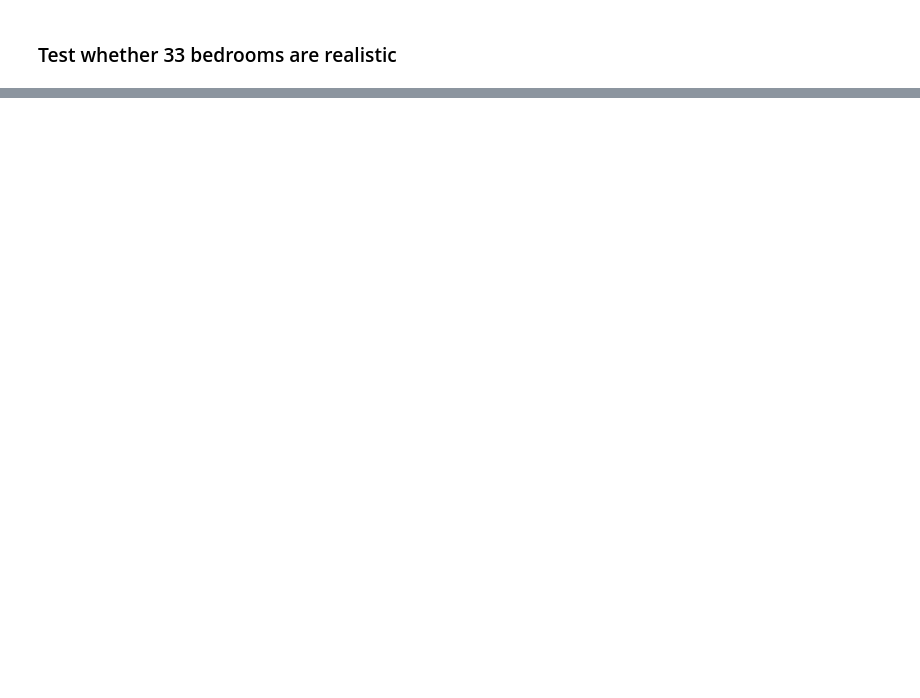
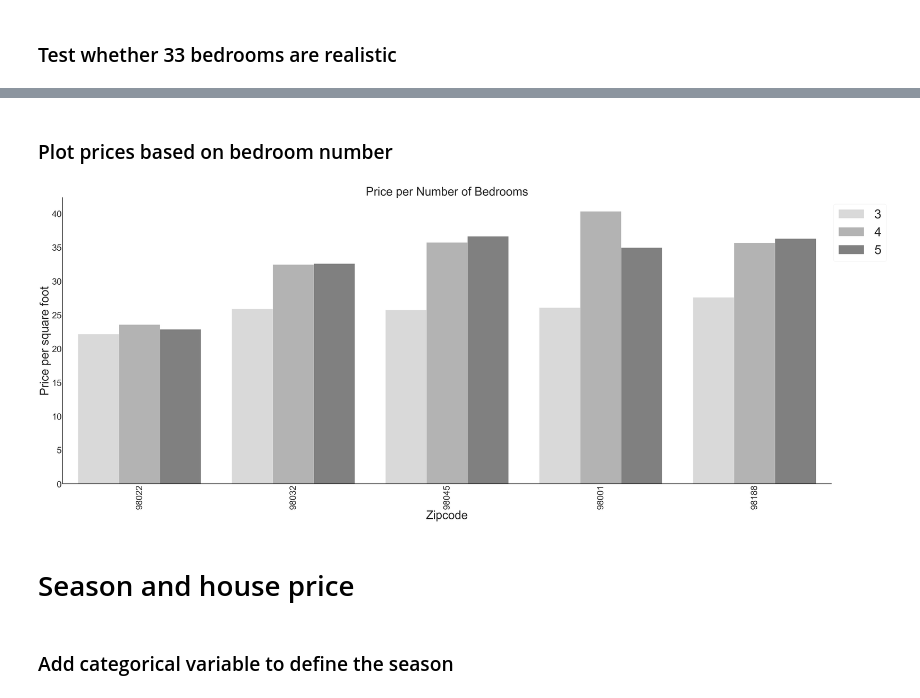
Before and after one commit to AylinH/ds-EDA_project, a Jupyter notebook: EDA.ipynb, the cells around one changed output, grey strips where cells are left out. Saved outputs shown, nothing was run; the diff lists cells and outputs as text; code cells hidden in the pictures; blank space fills up the shorter version.

```diff
--- a/EDA.ipynb
+++ b/EDA.ipynb
@@ -275,0 +289,5 @@ fig.delaxes(ax[1][2]);
+# %%
+df_merged = df_merged.drop_duplicates(subset=['house_id'])
+df_merged["house_id"].duplicated().value_counts()
+# %%
+df_clean = df_merged.copy()
@@ -275,0 +371,10 @@ fig.delaxes(ax[1][2]);
+# %%
+df_group_met_clean = df_group_met[df_group_met["condition_met"] > 75].reset_index()
+df_group_met_clean_list = df_group_met_clean["zipcode"].tolist()
+filtered_list = df_clean[df_clean["zipcode"].isin(df_group_met_clean_list)]
+
+# get 5 cheapest zipcodes
+df_zipcode = filtered_list.groupby("zipcode")["price_squarefoot"].mean()
+cheapest_top5 = df_zipcode.nsmallest(5).index.tolist()
+filtered_list_final = filtered_list[filtered_list["zipcode"].isin(cheapest_top5)]
+print(cheapest_top5)
@@ -275,0 +468,8 @@ fig.delaxes(ax[1][2]);
+# %%
+df_bedroom_nr = filtered_list_final.copy()
+df_bedroom_nr["bedrooms"] = df_bedroom_nr["bedrooms"].astype(int)
+df_bedroom_nr["zipcode"] = df_bedroom_nr["zipcode"].astype(str)
+
+# Only houses with 3-5 bedrooms
+df_bedroom_nr = df_bedroom_nr.query("bedrooms > 2 and bedrooms < 6")
+df_bedroom_nr.info()
@@ -275,0 +494,29 @@ fig.delaxes(ax[1][2]);
+# %% [markdown]
+### Plot prices based on bedroom number
+# %%
+fix, ax = plt.subplots(1, 1, figsize=(50,20))
+bedroom_colors = {
+    3: "#D9D9D9",
+    4: "#B3B3B3",
+    5: "#808080"
+}
+
+sns.barplot(data = df_bedroom_nr, x="zipcode", y="price_squarefoot", hue="bedrooms", ax=ax, errorbar=None, palette = bedroom_colors, order = ["98022", "98032", "98045", "98001", "98188"])
+ax.set_title("Price per Number of Bedrooms", fontsize=48)
+ax.tick_params(axis="x", rotation=90, labelsize=36)
+ax.tick_params(axis="y", labelsize=36)
+ax.set_ylabel("Price per square foot", fontsize=48)
+ax.set_xlabel("Zipcode", fontsize=48)
+ax. legend(loc="upper right", bbox_to_anchor=(1.08,1), fontsize=52)
+
+ax.spines["top"].set_visible(False)
+ax.spines["right"].set_visible(False)
+
+#plt.savefig("bedrooms.png", dpi=300, bbox_inches="tight")
+plt.show()
+# %% [output]
+[figure, added]
+# %% [markdown]
+# Season and house price
+# %% [markdown]
+### Add categorical variable to define the season
```
Also changed, not shown: parts of 38 cells of this notebook.
